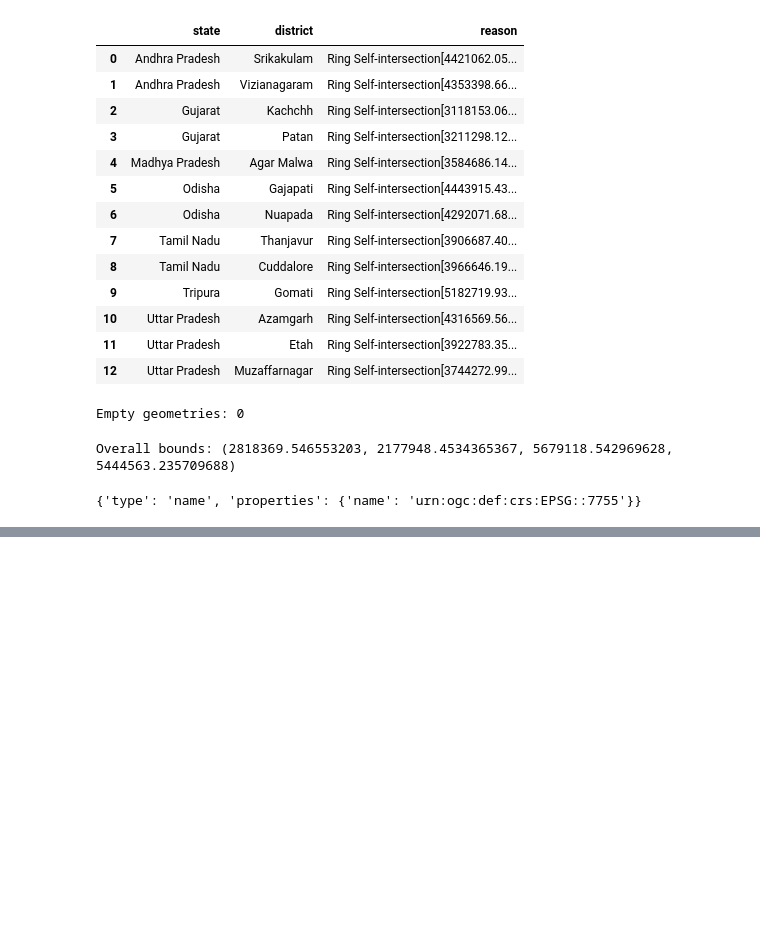
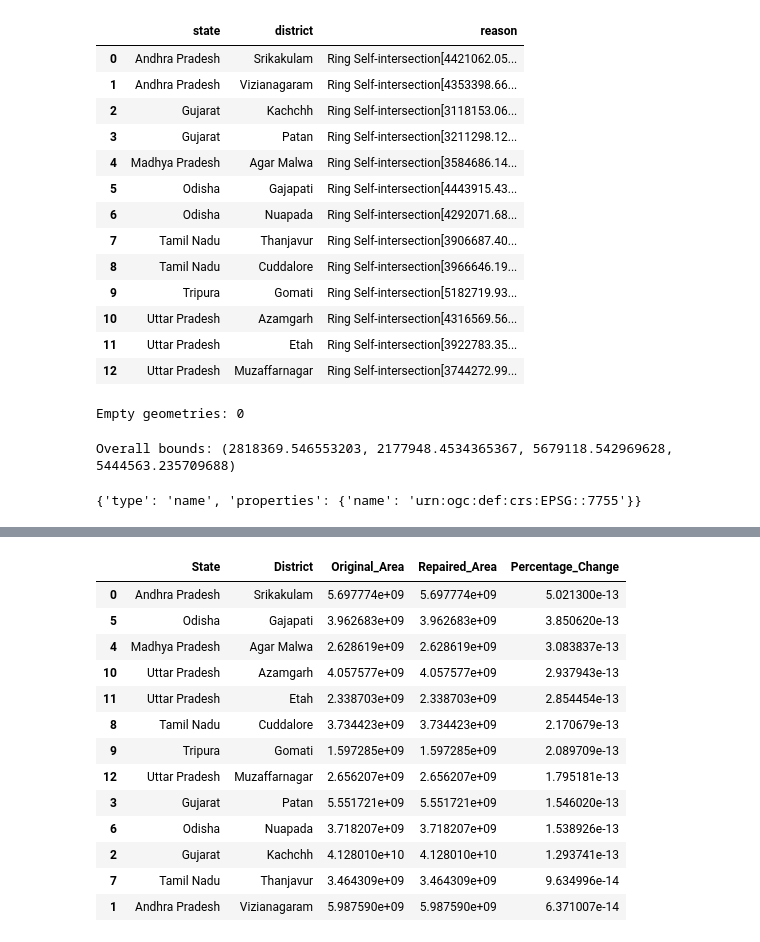
Before and after one commit to mkosh725/AgriRain-ML, a Jupyter notebook: notebooks/03_geography_data_inspection.ipynb, the cells around one changed output, grey strips where cells are left out. Drawn from its saved outputs; the diff is of its cells as text; code cells hidden in the pictures; blank space fills up the shorter version.

Commit message:
Complete geography data quality inspection

```diff
--- a/notebooks/03_geography_data_inspection.ipynb
+++ b/notebooks/03_geography_data_inspection.ipynb
@@ -228,0 +358,20 @@ geojson_data["crs"]
+# %%
+#Which districts changed?
+changed_geometry_types = []
+
+for original, repaired in zip(
+    geojson_data["features"],
+    repaired_features
+):
+    original_type = original["geometry"]["type"]
+    repaired_type = repaired["geometry"].geom_type
+
+    if original_type != repaired_type:
+        changed_geometry_types.append({
+            "State": original["properties"]["state_name"],
+            "District": original["properties"]["district"],
+            "Original": original_type,
+            "Repaired": repaired_type
+        })
+
+pd.DataFrame(changed_geometry_types)
@@ -228,0 +388,49 @@ geojson_data["crs"]
+# %%
+#Compare the area changes across all 13 districts
+area_comparison = []
+
+for original, repaired in zip(
+    geojson_data["features"],
+    repaired_features
+):
+    original_geometry = shape(original["geometry"])
+    repaired_geometry = repaired["geometry"]
+
+    if not original_geometry.is_valid:
+        area_difference = (
+            repaired_geometry.area - original_geometry.area
+        )
+
+        percentage_change = (
+            abs(area_difference) / original_geometry.area
+        ) * 100
+
+        area_comparison.append({
+            "State": original["properties"]["state_name"],
+            "District": original["properties"]["district"],
+            "Original_Area": original_geometry.area,
+            "Repaired_Area": repaired_geometry.area,
+            "Percentage_Change": percentage_change
+        })
+
+area_comparison_df = pd.DataFrame(area_comparison)
+
+area_comparison_df.sort_values(
+    "Percentage_Change",
+    ascending=False
+)
+# %% [output]
+|  | State | District | Original_Area | Repaired_Area | Percentage_Change |
+| 0 | Andhra Pradesh | Srikakulam | 5.697774e+09 | 5.697774e+09 | 5.021300e-13 |
+| 5 | Odisha | Gajapati | 3.962683e+09 | 3.962683e+09 | 3.850620e-13 |
+| 4 | Madhya Pradesh | Agar Malwa | 2.628619e+09 | 2.628619e+09 | 3.083837e-13 |
+| 10 | Uttar Pradesh | Azamgarh | 4.057577e+09 | 4.057577e+09 | 2.937943e-13 |
+| 11 | Uttar Pradesh | Etah | 2.338703e+09 | 2.338703e+09 | 2.854454e-13 |
+| 8 | Tamil Nadu | Cuddalore | 3.734423e+09 | 3.734423e+09 | 2.170679e-13 |
+| 9 | Tripura | Gomati | 1.597285e+09 | 1.597285e+09 | 2.089709e-13 |
+| 12 | Uttar Pradesh | Muzaffarnagar | 2.656207e+09 | 2.656207e+09 | 1.795181e-13 |
+| 3 | Gujarat | Patan | 5.551721e+09 | 5.551721e+09 | 1.546020e-13 |
+| 6 | Odisha | Nuapada | 3.718207e+09 | 3.718207e+09 | 1.538926e-13 |
+| 2 | Gujarat | Kachchh | 4.128010e+10 | 4.128010e+10 | 1.293741e-13 |
+| 7 | Tamil Nadu | Thanjavur | 3.464309e+09 | 3.464309e+09 | 9.634996e-14 |
+| 1 | Andhra Pradesh | Vizianagaram | 5.987590e+09 | 5.987590e+09 | 6.371007e-14 |
```
Also changed, not shown: parts of 10 cells of this notebook.
